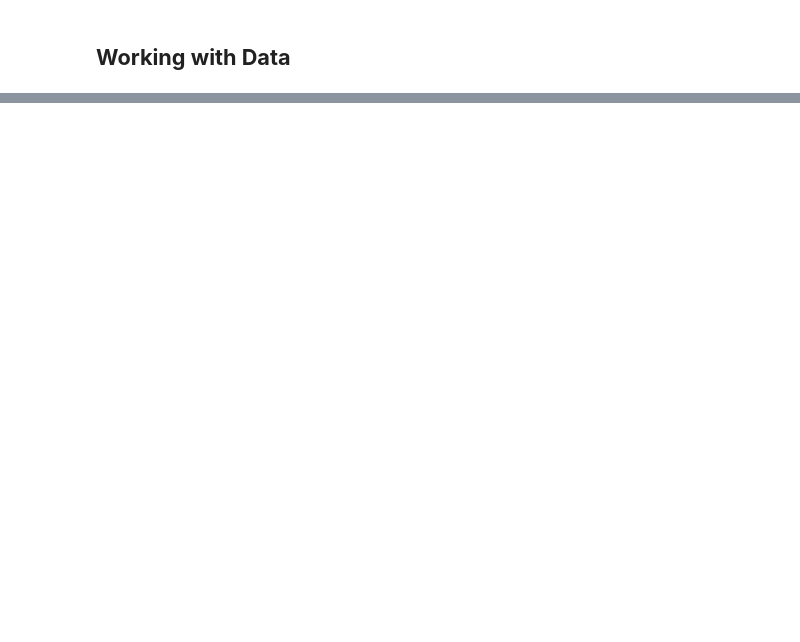
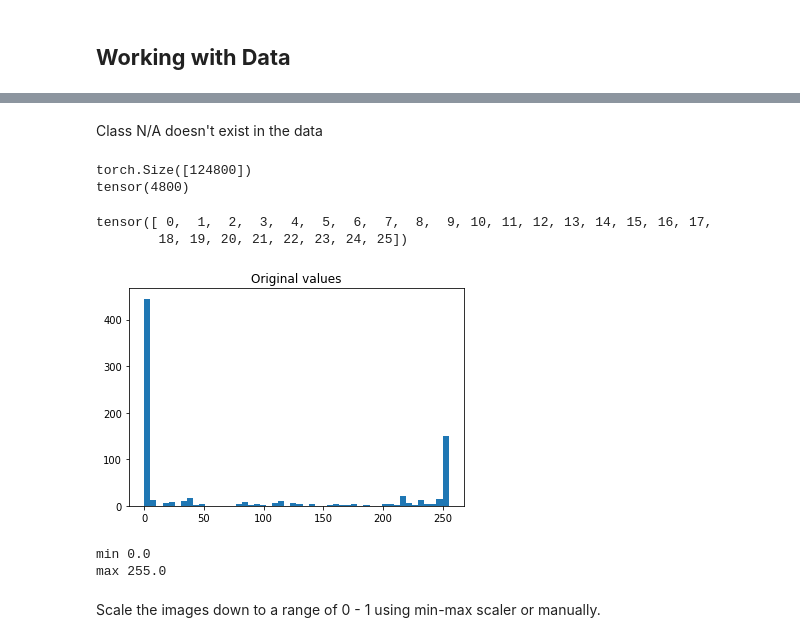
Before and after one commit to shre-db/EMNIST-CNN, a Jupyter notebook: notebook.ipynb, the cells around one changed output, grey strips where cells are left out. Cells and saved outputs as stored; diff of their text form; code cells hidden in the pictures; blank space fills up the shorter version.

Commit message:
Update notebook
Trained a CNN to classify EMNIST dataset.

```diff
--- a/notebook.ipynb
+++ b/notebook.ipynb
@@ -134,0 +174,3 @@ To github.com:shre-db/A-Curious-FFN.git
+# %%
+# Download the data
+emnist = torchvision.datasets.EMNIST(root='emnist', split='letters', download=True)
@@ -134,0 +192,4 @@ To github.com:shre-db/A-Curious-FFN.git
+# %%
+images = emnist.data.view([124800, 1, 28, 28]).float()
+print('Tensor shape')
+print(images.shape)
@@ -134,0 +240,32 @@ To github.com:shre-db/A-Curious-FFN.git
+# %% [markdown]
+Class N/A doesn't exist in the data
+# %%
+# Eliminate the N/A and subtract 1 from the original
+
+# remove the first category
+categories = emnist.classes[1:]
+
+# reassign labels to start at 0
+labels = copy.deepcopy(emnist.targets)-1
+print(labels.shape)
+
+print(torch.sum(labels == 0))
+torch.unique(labels)
+# %% [output]
+torch.Size([124800])
+tensor(4800)
+tensor([ 0,  1,  2,  3,  4,  5,  6,  7,  8,  9, 10, 11, 12, 13, 14, 15, 16, 17,
+        18, 19, 20, 21, 22, 23, 24, 25])
+# %%
+sample_image = images[0,:,:,:].view(1, -1).detach()
+plt.hist(sample_image, bins=50)
+plt.title('Original values')
+plt.show()
+print(f"min {torch.min(sample_image)}")
+print(f"max {torch.max(sample_image)}")
+# %% [output]
+[figure, added]
+min 0.0
+max 255.0
+# %% [markdown]
+Scale the images down to a range of 0 - 1 using min-max scaler or manually.
```
Also changed, not shown: parts of 31 cells of this notebook.
